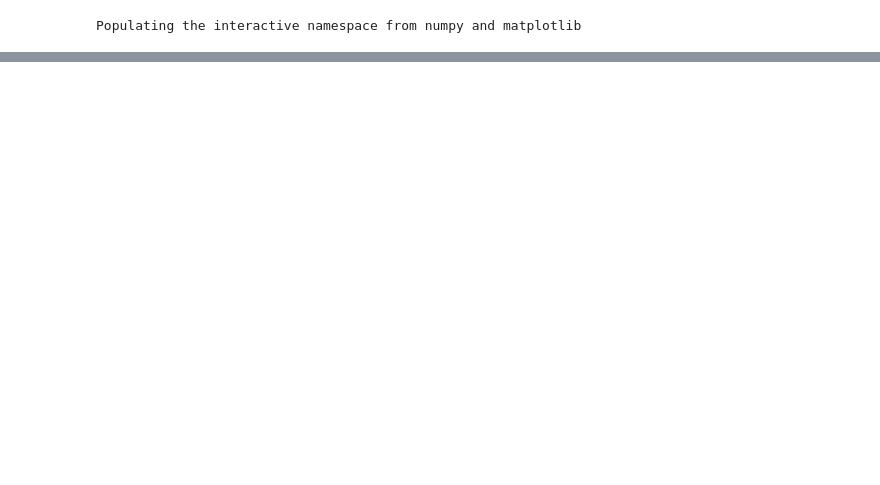
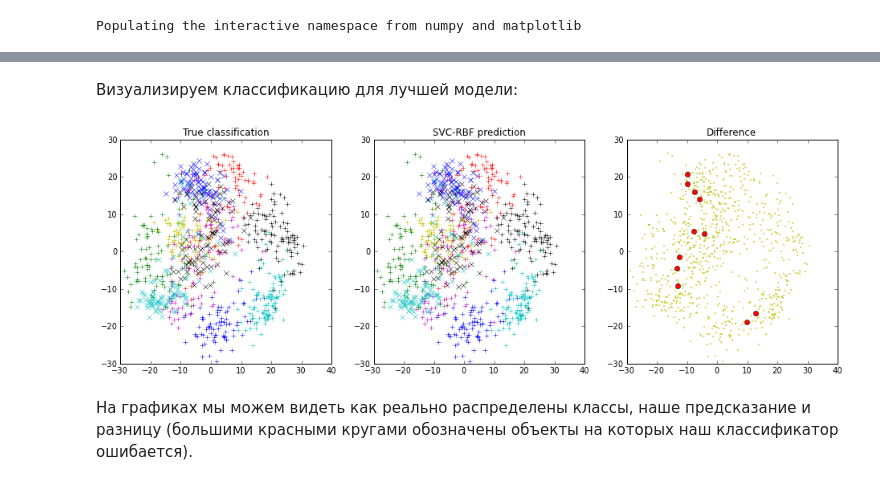
Before and after one commit to ukoloff/orazaev, a Jupyter notebook: edu/shad/ML2/mp2.lab1.p2.ipynb, the cells around one changed output, grey strips where cells are left out. Drawn from its saved outputs; the diff is of its cells as text; code cells hidden in the pictures; blank space fills up the shorter version.

```diff
--- a/edu/shad/ML2/mp2.lab1.p2.ipynb
+++ b/edu/shad/ML2/mp2.lab1.p2.ipynb
@@ -75,0 +109,46 @@ Fitting 3 folds for each of 6 candidates, totalling 18 fits
+# %% [markdown]
+Визуализируем классификацию для лучшей модели:
+# %%
+X_pca = pca.fit_transform(X_test)
+classes = [X_pca[y_test == d, :] for d in xrange(10)]
+prediction = rbf_svc.predict(X_test)
+pclasses = [X_pca[prediction == d, :] for d in xrange(10)]
+difference = (X_pca[y_test == prediction], X_pca[y_test != prediction])
+
+digit_label = {
+    0 : 'b+',
+    1 : 'r+',
+    2 : 'y+',
+    3 : 'g+',
+    4 : 'k+',
+    5 : 'm+',
+    6 : 'c+',
+    7 : 'bx',
+    8 : 'kx',
+    9 : 'cx'
+}
+
+figure(figsize=(16, 5))
+ax = subplot(1, 3, 1)
+ax.set_title('True classification')
+for d in xrange(10):
+    try:
+        plot(classes[d][:, 0], classes[d][:, 1], digit_label[d])
+    except KeyError:
+        pass
+ax = subplot(1, 3, 2)
+ax.set_title('SVC-RBF prediction')
+for d in xrange(10):
+    try:
+        plot(pclasses[d][:, 0], pclasses[d][:, 1], digit_label[d])
+    except KeyError:
+        pass
+ax = subplot(1, 3, 3)
+ax.set_title('Difference')
+plot(difference[0][:, 0], difference[0][:, 1], 'y,')
+plot(difference[1][:, 0], difference[1][:, 1], 'ro')
+show()
+# %% [output]
+[figure, added]
+# %% [markdown]
+На графиках мы можем видеть как реально распределены классы, наше предсказание и разницу (большими красными кругами обозначены объекты на которых наш классификатор ошибается).
```
Also changed, not shown: parts of 14 cells of this notebook.
